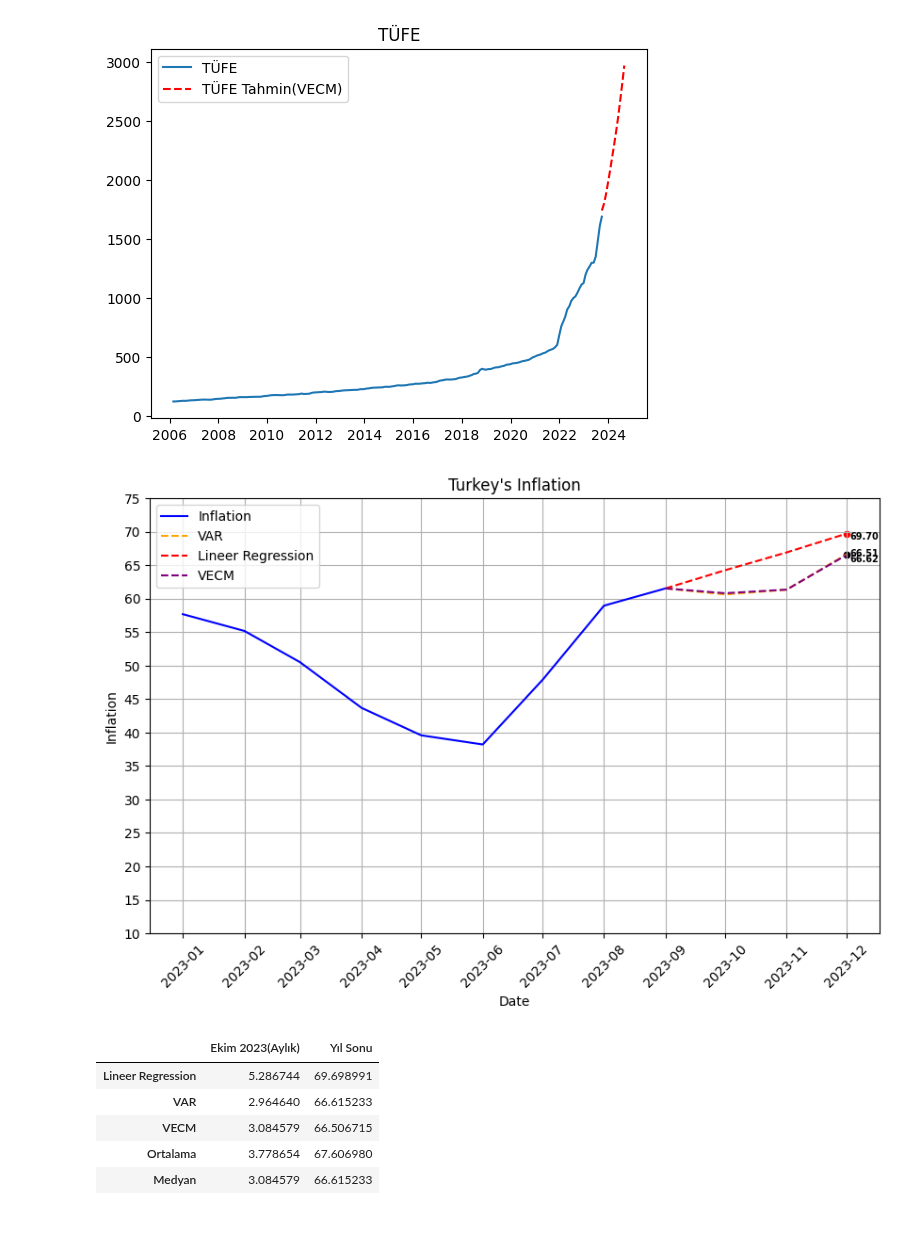
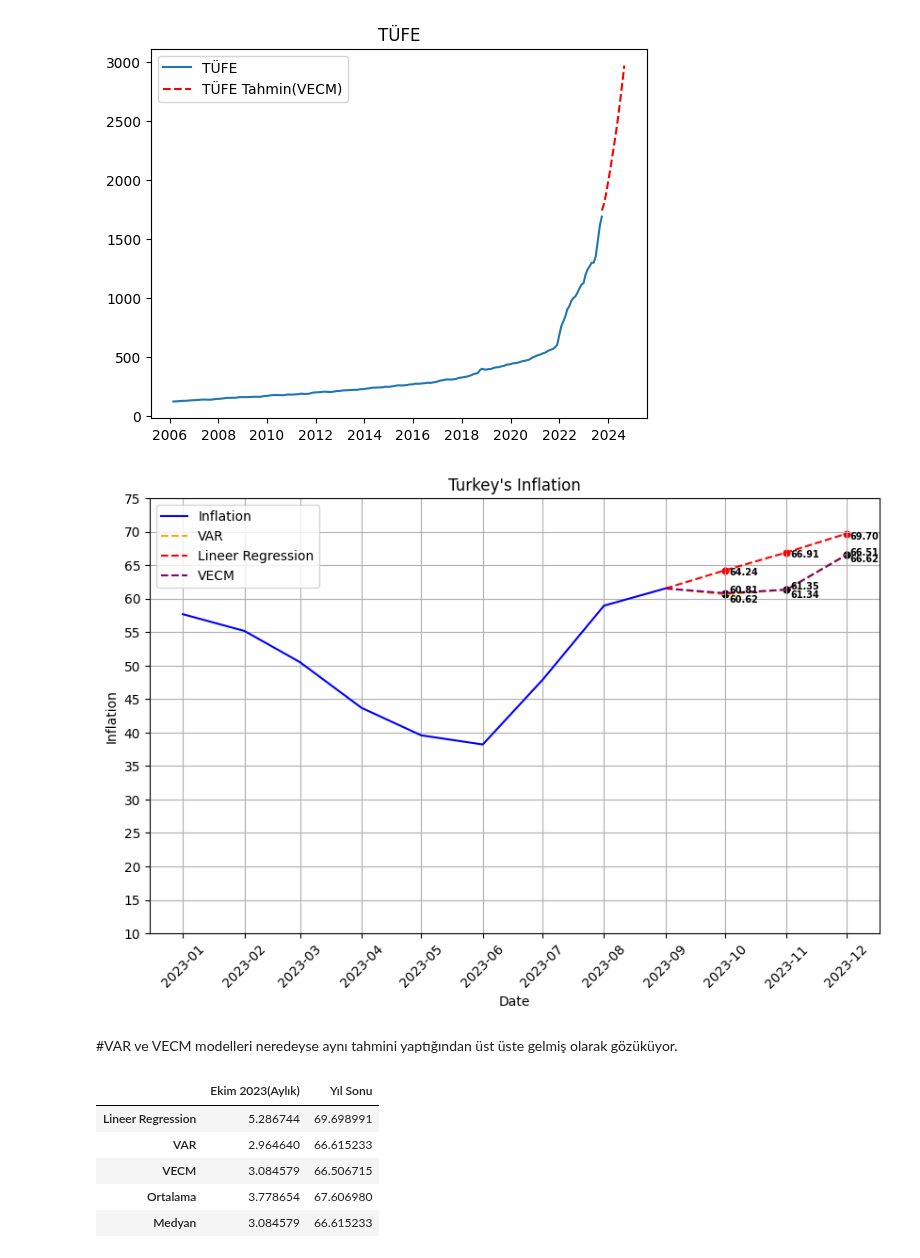
Before and after one commit to kaboya19/InflationForecast, a Jupyter notebook: InflationForecast.ipynb, the cells around one changed output. Saved outputs shown, nothing was run; the diff lists cells and outputs as text; code cells hidden in the pictures; blank space fills up the shorter version.

```diff
--- a/InflationForecast.ipynb
+++ b/InflationForecast.ipynb
@@ -1018,9 +1031,9 @@ y_ticks = [y_min]
 while y_ticks[-1] < y_max:
     y_ticks.append(y_ticks[-1] + 5)
 
-son_dort_veri=dff["yillik_enflasyon_orani"].iloc[202:203]
-son_dort_veri3=dfas4["yillik_enflasyon_orani"].iloc[202:203]
-son_dort_veri4=dfas5["yillik_enflasyon_orani"].iloc[202:203]
+son_dort_veri=dff["yillik_enflasyon_orani"].iloc[200:203]
+son_dort_veri3=dfas4["yillik_enflasyon_orani"].iloc[200:203]
+son_dort_veri4=dfas5["yillik_enflasyon_orani"].iloc[200:203]
 
 
 
@@ -1032,35 +1045,37 @@ for i, v in enumerate(son_dort_veri):
 
 
 for i, v in enumerate(son_dort_veri3):
-    plt.annotate(f'{v:.2f}', (son_dort_veri3.index[i], v), xytext=(3, -1), textcoords='offset points', fontsize=7,
+    plt.annotate(f'{v:.2f}', (son_dort_veri3.index[i], v), xytext=(3, 0), textcoords='offset points', fontsize=7,
                  color='black', fontweight='bold')
     plt.scatter(son_dort_veri3.index,son_dort_veri3,color='purple',s=20)
 
 for i,v in enumerate(son_dort_veri4):
     plt.annotate(f'{v:.2f}', (son_dort_veri4.index[i], v), xytext=(3, -6), textcoords='offset points', fontsize=7,
                  color='black', fontweight='bold')
     plt.scatter(son_dort_veri4.index,son_dort_veri4,color='black',s=20)
 
 
 
 #for i,v in enumerate(son_dort_veri6):
  #   plt.annotate(f'{v:.2f}', (son_dort_veri5.index[i], v), xytext=(3, -4), textcoords='offset points', fontsize=7,
   #               color='black', fontweight='bold')
    # plt.scatter(son_dort_veri6.index,son_dort_veri6,color='green',s=20)
 
 
 
 
 
 
 # Y ekseni etiketlerini ayarlama
 plt.yticks(y_ticks)
 plt.title("Turkey's Inflation")
 plt.legend()
 plt.grid(True)
 plt.show()
 # %% [output]
-[figure, old version]
+[figure, new version]
+# %% [markdown]
+#VAR ve VECM modelleri neredeyse aynı tahmini yaptığından üst üste gelmiş olarak gözüküyor.
 # %%
 lineer_regression=(((dff.loc['2023-10-01']["CPI"]/dff.loc['2023-09-01']["CPI"])-1)*100)
 var=(((dfas5.loc['2023-10-01']["CPI"]/dfas5.loc['2023-09-01']["CPI"])-1)*100)
```
Also changed, not shown: parts of 3 cells of this notebook.
